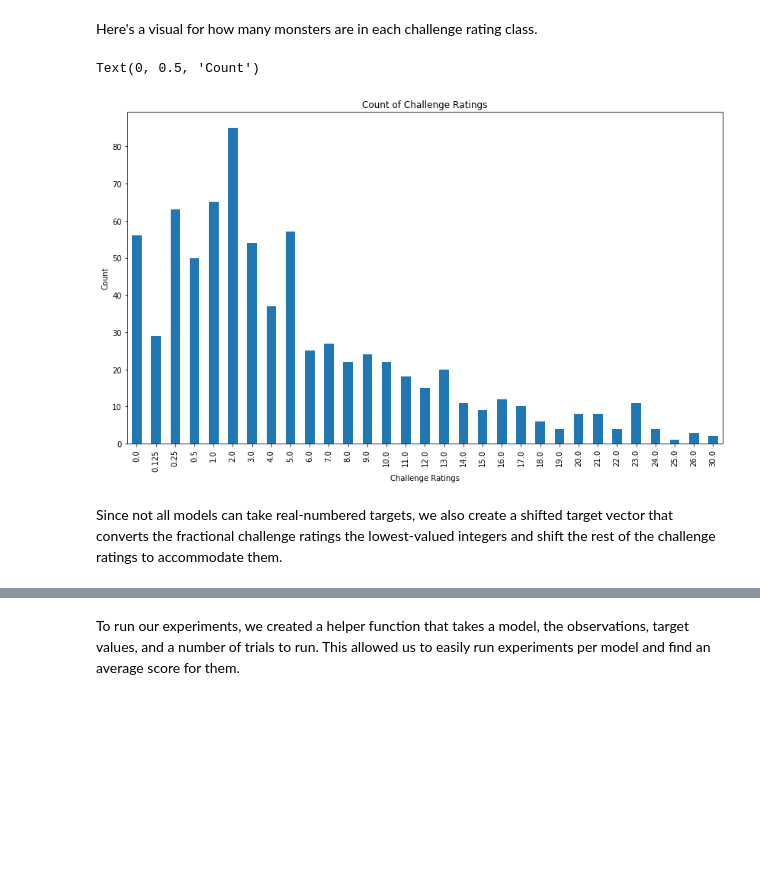
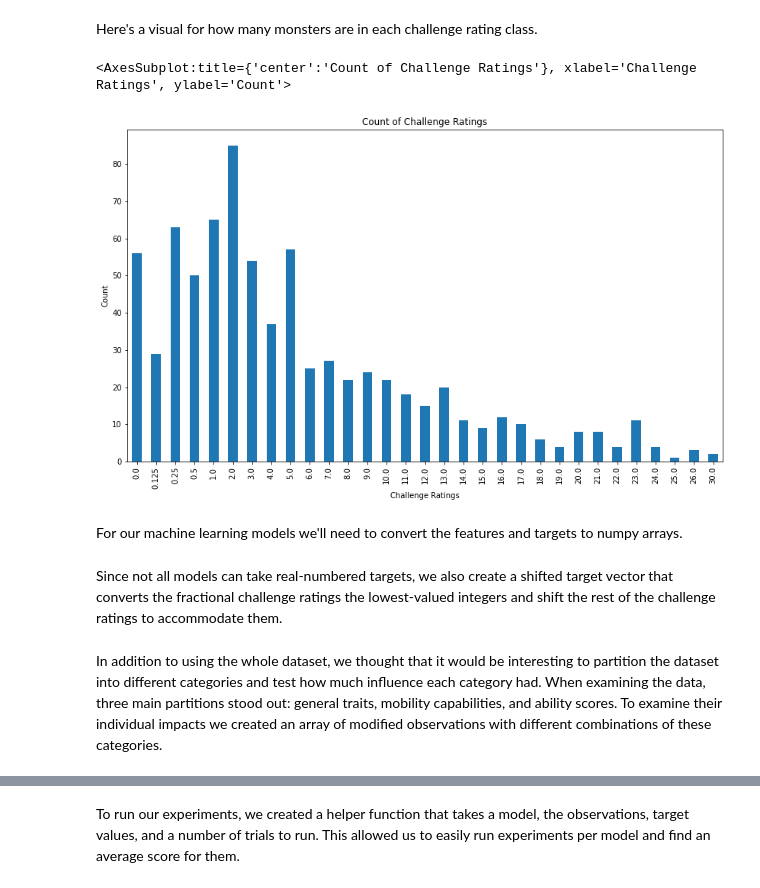
Before and after one commit to josiahhsu/csci_351_project, a Jupyter notebook: DnD_Project.ipynb, the cells around one changed output, grey strips where cells are left out. Drawn from its saved outputs; the diff is of its cells as text; code cells hidden in the pictures; blank space fills up the shorter version.

```diff
--- a/DnD_Project.ipynb
+++ b/DnD_Project.ipynb
@@ -11,5 +15,4 @@ We start by importing our processed data, dropping columns unhelpful for classif
 # %%
-dnd = pd.read_csv("dnd_monsters_processed.csv")
-dnd = dnd.drop(columns=["Index", "name", "size", "type"])
-X = dnd.drop(columns=["cr"]).to_numpy()
-y = dnd.cr.to_numpy()
+dnd = pd.read_csv("dnd_monsters_processed.csv").drop(columns=["Index", "name"])
+features = dnd.drop(columns=["cr"])
+target = dnd.cr
@@ -18,7 +39,10 @@ Here's a visual for how many monsters are in each challenge rating class.
 # %%
 ax = dnd.cr.value_counts().sort_index().plot(kind='bar', figsize=(14,8),title="Count of Challenge Ratings")
 ax.set_xlabel("Challenge Ratings")
 ax.set_ylabel("Count")
+ax
 # %% [output]
-Text(0, 0.5, 'Count')
+<AxesSubplot:title={'center':'Count of Challenge Ratings'}, xlabel='Challenge Ratings', ylabel='Count'>
-[figure, old version]
+[figure, new version]
+# %% [markdown]
+For our machine learning models we'll need to convert the features and targets to numpy arrays.
@@ -35,3 +62,5 @@ for i in y:
         y_shift.append(3)
     else:
         y_shift.append(i+3)
+# %% [markdown]
+In addition to using the whole dataset, we thought that it would be interesting to partition the dataset into different categories and test how much influence each category had. When examining the data, three main partitions stood out: general traits, mobility capabilities, and ability scores. To examine their individual impacts we created an array of modified observations with different combinations of these categories.
```
Also changed, not shown: parts of 24 cells of this notebook.
